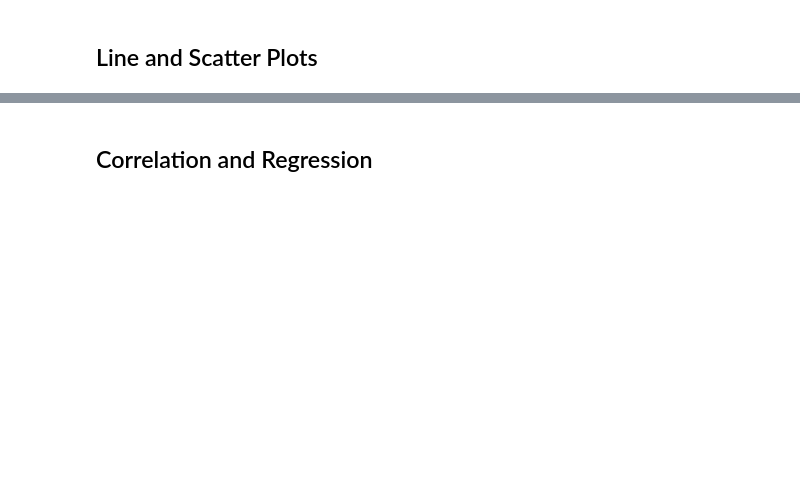
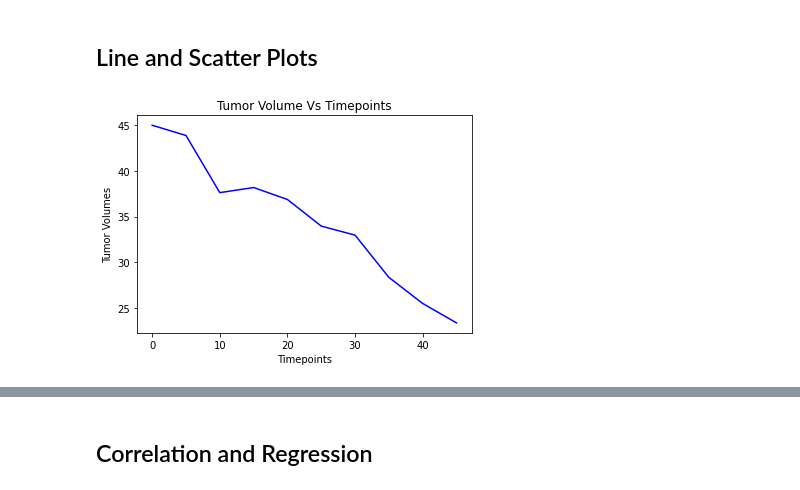
Before and after one commit to jtell32/Matplotlib-challenge, a Jupyter notebook: pymaceuticals.ipynb, the cells around one changed output, grey strips where cells are left out. Saved outputs shown, nothing was run; the diff lists cells and outputs as text; code cells hidden in the pictures; blank space fills up the shorter version.

```diff
--- a/pymaceuticals.ipynb
+++ b/pymaceuticals.ipynb
@@ -272,0 +311,20 @@ tumor_vol
+# %%
+# Generate a line plot of tumor volume vs. time point for a mouse treated with Capomulin
+
+m_cap = m_clean.loc[m_clean["Drug Regimen"] == "Capomulin"]
+
+s185 = [45.000000, 43.878496, 37.614948, 38.177232, 36.866876, 33.949940, 32.959671,
+        28.328531, 25.472143, 23.343598]
+
+tumor_vol = m_cap['Tumor Volume (mm3)']
+
+m_tp = m_cap['Timepoint'].unique()
+
+m_vs = plt.plot(m_tp, s185, color="blue")
+plt.xlabel("Timepoints")
+plt.ylabel("Tumor Volumes")
+plt.title("Tumor Volume Vs Timepoints")
+
+plt.show()
+# %% [output]
+[figure, added]
```
Also changed, not shown: parts of 13 cells of this notebook.
